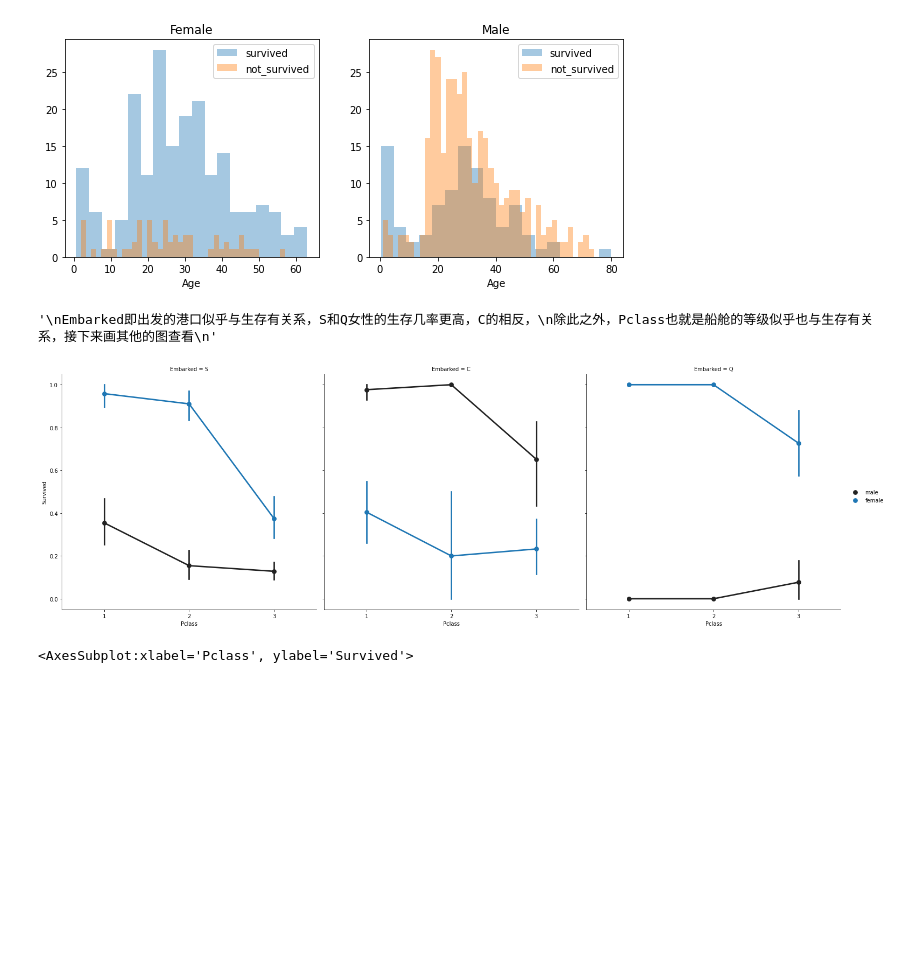
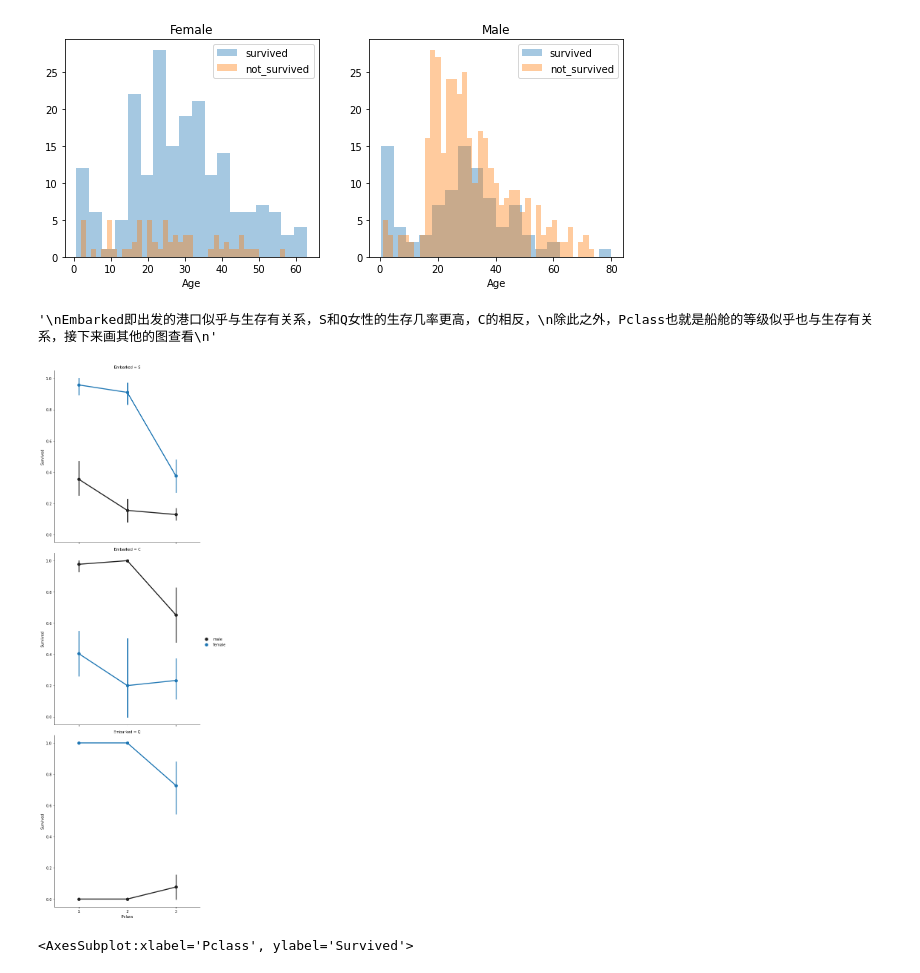
Before and after one commit to limbo1996/learn_python, a Jupyter notebook: Untitled Folder/Titanic.ipynb, the cells around one changed output. Saved outputs shown, nothing was run; the diff lists cells and outputs as text; code cells hidden in the pictures; blank space fills up the shorter version.

```diff
--- a/Untitled Folder/Titanic.ipynb
+++ b/Untitled Folder/Titanic.ipynb
@@ -119,19 +119,19 @@ _ = ax.set_title('Male')
 [figure]
 # %%
 # embarked Pclass and Sex
-FaceGrid = sns.FacetGrid(train_df, col="Embarked", height=7.0,
-                        aspect=1.0)# facetgrid即R中的分面，col是分成几列，row分成几行
+FaceGrid = sns.FacetGrid(train_df, row="Embarked", height=7.0,
+                        aspect=.9)# facetgrid即R中的分面，col是分成几列，row分成几行
 
 FaceGrid.map(sns.pointplot, "Pclass", "Survived", "Sex",
             palette = None, order = None, hue_order = None)
 FaceGrid.add_legend()
 '''
 Embarked即出发的港口似乎与生存有关系，S和Q女性的生存几率更高，C的相反，
 除此之外，Pclass也就是船舱的等级似乎也与生存有关系，接下来画其他的图查看
 '''
 # %% [output]
 '\nEmbarked即出发的港口似乎与生存有关系，S和Q女性的生存几率更高，C的相反，\n除此之外，Pclass也就是船舱的等级似乎也与生存有关系，接下来画其他的图查看\n'
-[figure, old version]
+[figure, new version]
 # %%
 # Pclass
 sns.barplot(x = 'Pclass', y = 'Survived', data = train_df)
```
Also changed, not shown: parts of 5 cells of this notebook.
